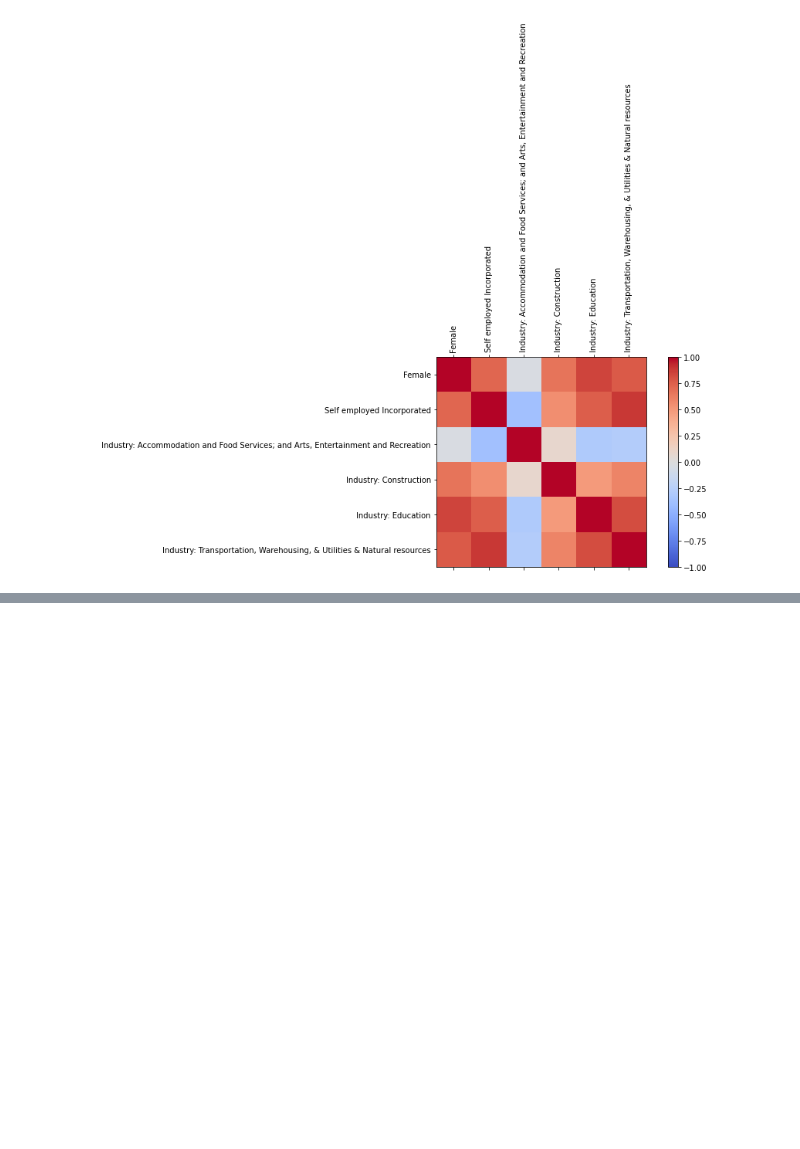
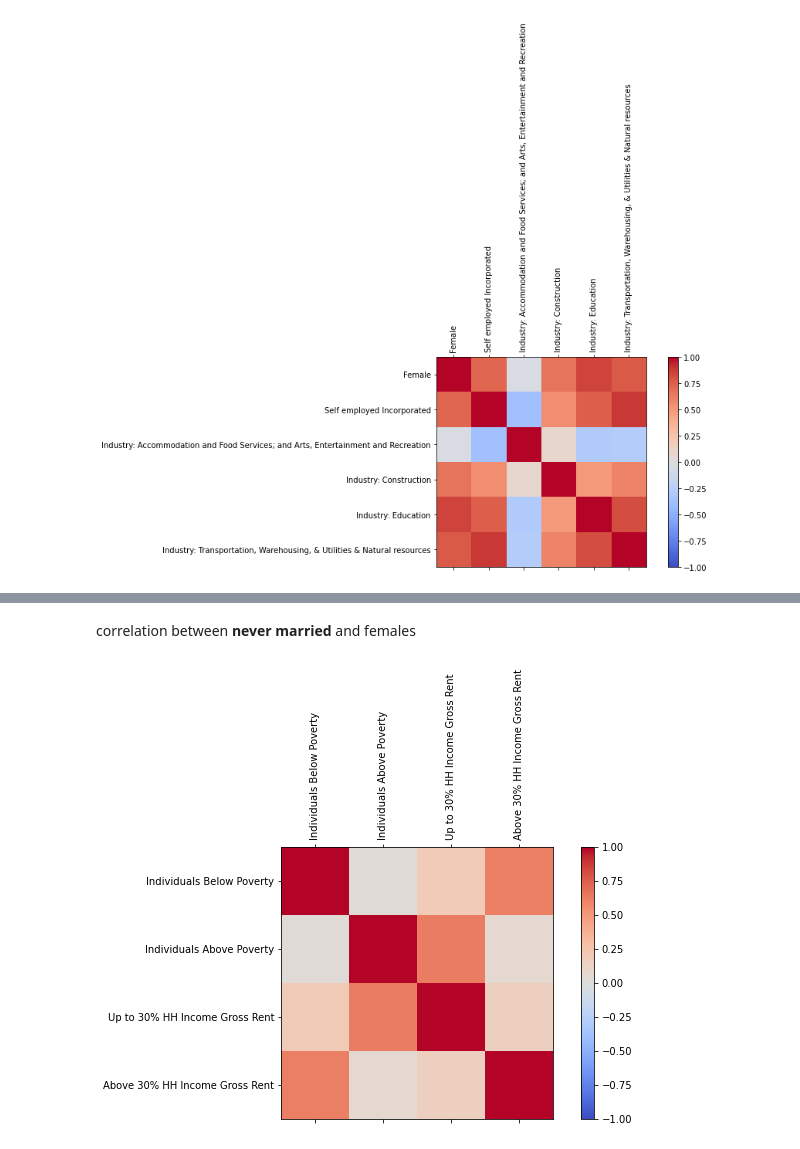
Before and after one commit to BU-Spark/ds-boston-bpda-br-census, a Jupyter notebook: emilygreven/CensusProjectDeliverable3.ipynb, the cells around one changed output, grey strips where cells are left out. Saved outputs shown, nothing was run; the diff lists cells and outputs as text; code cells hidden in the pictures; blank space fills up the shorter version.

```diff
--- a/emilygreven/CensusProjectDeliverable3.ipynb
+++ b/emilygreven/CensusProjectDeliverable3.ipynb
@@ -670,0 +995,17 @@ rent_montly_percentage_df = housing_df[[
+# %% [markdown]
+correlation between **never married** and females
+# %%
+
+
+rent_frames = [up_to_30_percent_gross_rent, above_30_percent_gross_rent, MA_df[["Individuals Below Poverty",
+"Individuals Above Poverty",]]]
+
+result_rent_frames = pd.concat(rent_frames, axis=1)
+
+result_rent_frames.columns =  ["Individuals Below Poverty",
+"Individuals Above Poverty", "Up to 30% HH Income Gross Rent",
+                                  "Above 30% HH Income Gross Rent"]
+
+makeCorrGraph(result_rent_frames)
+# %% [output]
+[figure, added]
```
Also changed, not shown: parts of 14 cells of this notebook.
